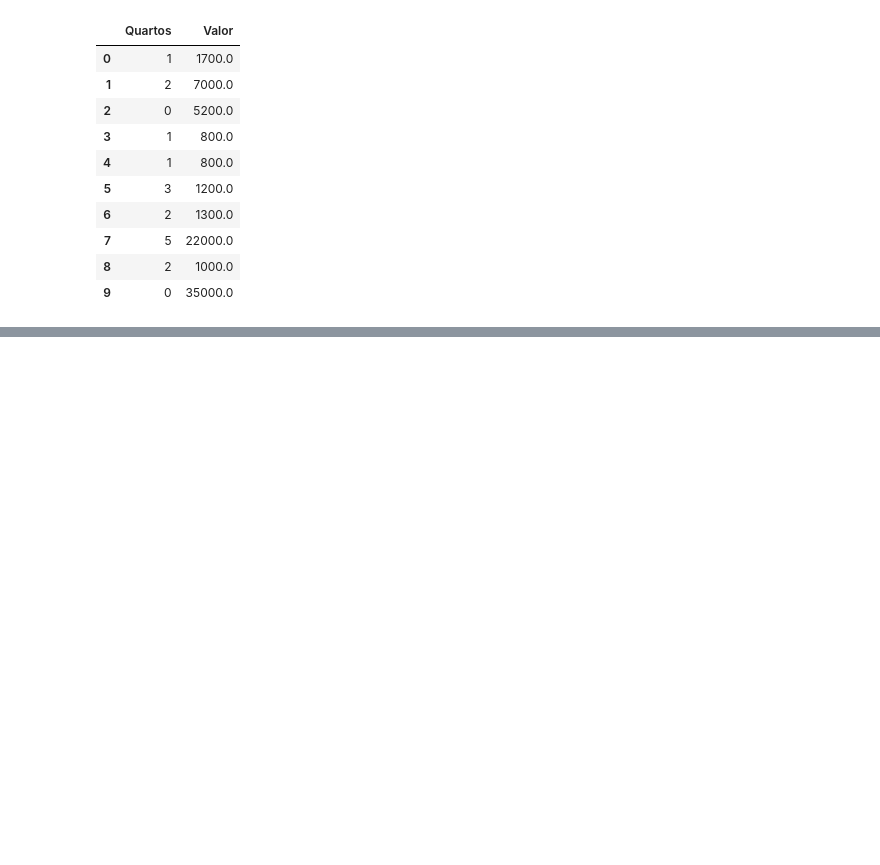
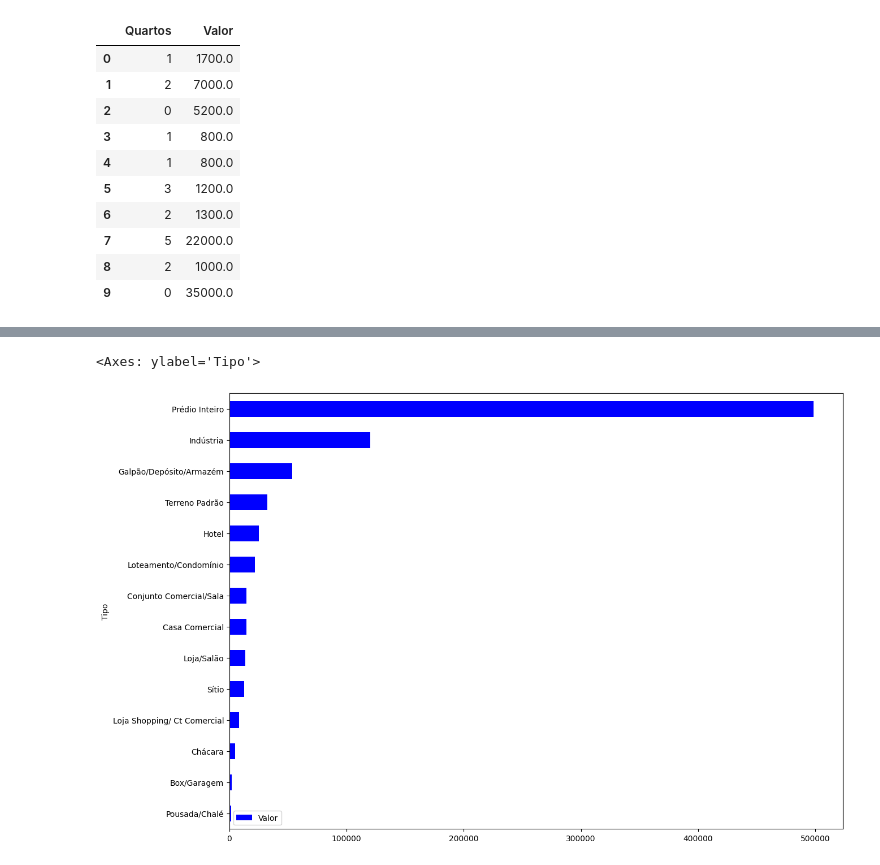
Before and after one commit to OtavioSotnas/Pandas, a Jupyter notebook: projeto_imobliaria.ipynb, the cells around one changed output, grey strips where cells are left out. Saved outputs shown, nothing was run; the diff lists cells and outputs as text; code cells hidden in the pictures; blank space fills up the shorter version.

```diff
--- a/projeto_imobliaria.ipynb
+++ b/projeto_imobliaria.ipynb
@@ -158,0 +269,8 @@ dados[['Quartos', 'Valor']].head(10)
+# %%
+dados_imoveis_comerciais = dados.query("@imoveis_comerciais in Tipo")
+dados_imoveis_residenciais = dados.query("@imoveis_comerciais not in Tipo")
+# %%
+dados_imoveis_comerciais.groupby('Tipo')[["Valor"]].mean().sort_values("Valor").plot(kind="barh", figsize=(14,10), color="blue")
+# %% [output]
+<Axes: ylabel='Tipo'>
+[figure, added]
```
Also changed, not shown: parts of 19 cells of this notebook.
